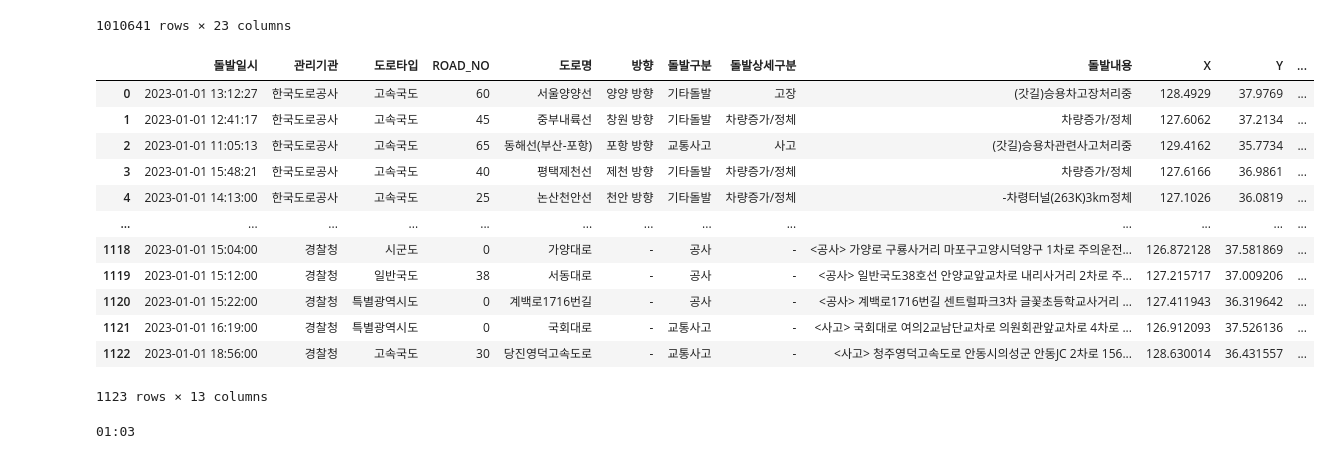
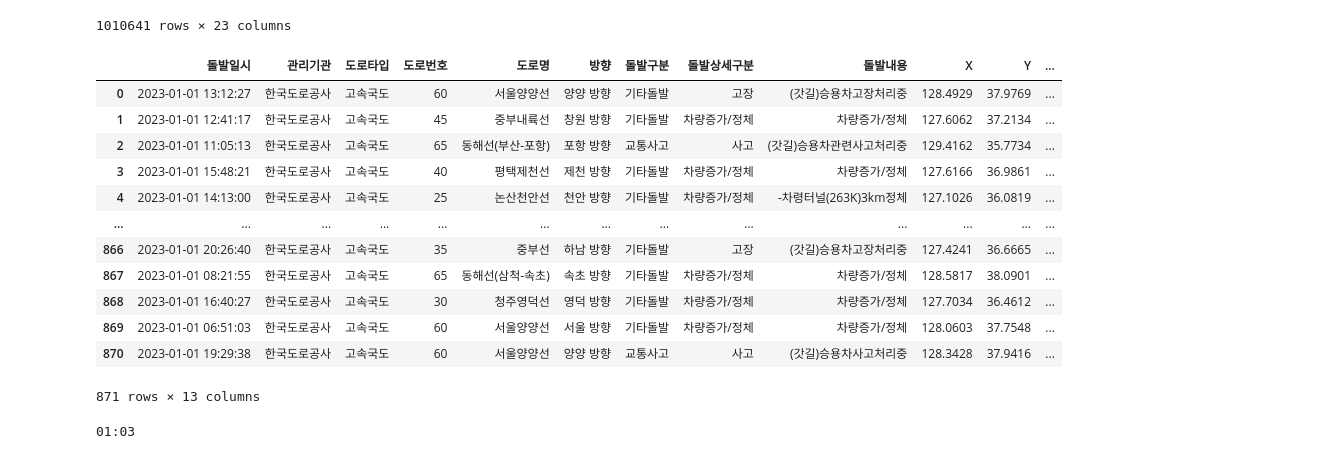
Before and after one commit to danawls/traffic_models, a Jupyter notebook: data_combine/second.ipynb, the cells around one changed output. Drawn from its saved outputs; the diff is of its cells as text; code cells hidden in the pictures.

```diff
--- a/data_combine/second.ipynb
+++ b/data_combine/second.ipynb
@@ -77,21 +77,21 @@ e1h = e_1.compute()
 # %%
 e1h.rename(columns={'도로번호':'ROAD_NO'}, inplace=True)
 # %%
-e1h
+e1h[e1h['관리기관'] == '한국도로공사']
 # %% [output]
-|  | 돌발일시 | 관리기관 | 도로타입 | ROAD_NO | 도로명 | 방향 | 돌발구분 | 돌발상세구분 | 돌발내용 | X | Y | ... |
+|  | 돌발일시 | 관리기관 | 도로타입 | 도로번호 | 도로명 | 방향 | 돌발구분 | 돌발상세구분 | 돌발내용 | X | Y | ... |
 | 0 | 2023-01-01 13:12:27 | 한국도로공사 | 고속국도 | 60 | 서울양양선 | 양양 방향 | 기타돌발 | 고장 | (갓길)승용차고장처리중 | 128.4929 | 37.9769 | ... |
 | 1 | 2023-01-01 12:41:17 | 한국도로공사 | 고속국도 | 45 | 중부내륙선 | 창원 방향 | 기타돌발 | 차량증가/정체 | 차량증가/정체 | 127.6062 | 37.2134 | ... |
 | 2 | 2023-01-01 11:05:13 | 한국도로공사 | 고속국도 | 65 | 동해선(부산-포항) | 포항 방향 | 교통사고 | 사고 | (갓길)승용차관련사고처리중 | 129.4162 | 35.7734 | ... |
 | 3 | 2023-01-01 15:48:21 | 한국도로공사 | 고속국도 | 40 | 평택제천선 | 제천 방향 | 기타돌발 | 차량증가/정체 | 차량증가/정체 | 127.6166 | 36.9861 | ... |
 | 4 | 2023-01-01 14:13:00 | 한국도로공사 | 고속국도 | 25 | 논산천안선 | 천안 방향 | 기타돌발 | 차량증가/정체 | -차령터널(263K)3km정체 | 127.1026 | 36.0819 | ... |
 | ... | ... | ... | ... | ... | ... | ... | ... | ... | ... | ... | ... | ... |
-| 1118 | 2023-01-01 15:04:00 | 경찰청 | 시군도 | 0 | 가양대로 | - | 공사 | - | <공사> 가양로 구룡사거리 마포구고양시덕양구 1차로 주의운전... | 126.872128 | 37.581869 | ... |
-| 1119 | 2023-01-01 15:12:00 | 경찰청 | 일반국도 | 38 | 서동대로 | - | 공사 | - | <공사> 일반국도38호선 안양교앞교차로 내리사거리 2차로 주... | 127.215717 | 37.009206 | ... |
-| 1120 | 2023-01-01 15:22:00 | 경찰청 | 특별광역시도 | 0 | 계백로1716번길 | - | 공사 | - | <공사> 계백로1716번길 센트럴파크3차 글꽃초등학교사거리 ... | 127.411943 | 36.319642 | ... |
-| 1121 | 2023-01-01 16:19:00 | 경찰청 | 특별광역시도 | 0 | 국회대로 | - | 교통사고 | - | <사고> 국회대로 여의2교남단교차로 의원회관앞교차로 4차로 ... | 126.912093 | 37.526136 | ... |
-| 1122 | 2023-01-01 18:56:00 | 경찰청 | 고속국도 | 30 | 당진영덕고속도로 | - | 교통사고 | - | <사고> 청주영덕고속도로 안동시의성군 안동JC 2차로 156... | 128.630014 | 36.431557 | ... |
+| 866 | 2023-01-01 20:26:40 | 한국도로공사 | 고속국도 | 35 | 중부선 | 하남 방향 | 기타돌발 | 고장 | (갓길)승용차고장처리중 | 127.4241 | 36.6665 | ... |
+| 867 | 2023-01-01 08:21:55 | 한국도로공사 | 고속국도 | 65 | 동해선(삼척-속초) | 속초 방향 | 기타돌발 | 차량증가/정체 | 차량증가/정체 | 128.5817 | 38.0901 | ... |
+| 868 | 2023-01-01 16:40:27 | 한국도로공사 | 고속국도 | 30 | 청주영덕선 | 영덕 방향 | 기타돌발 | 차량증가/정체 | 차량증가/정체 | 127.7034 | 36.4612 | ... |
+| 869 | 2023-01-01 06:51:03 | 한국도로공사 | 고속국도 | 60 | 서울양양선 | 서울 방향 | 기타돌발 | 차량증가/정체 | 차량증가/정체 | 128.0603 | 37.7548 | ... |
+| 870 | 2023-01-01 19:29:38 | 한국도로공사 | 고속국도 | 60 | 서울양양선 | 양양 방향 | 교통사고 | 사고 | (갓길)승용차사고처리중 | 128.3428 | 37.9416 | ... |
-1123 rows × 13 columns
+871 rows × 13 columns
 # %%
 def remove_s(v):
     a = str(v)
```
Also changed, not shown: 3 other files.
